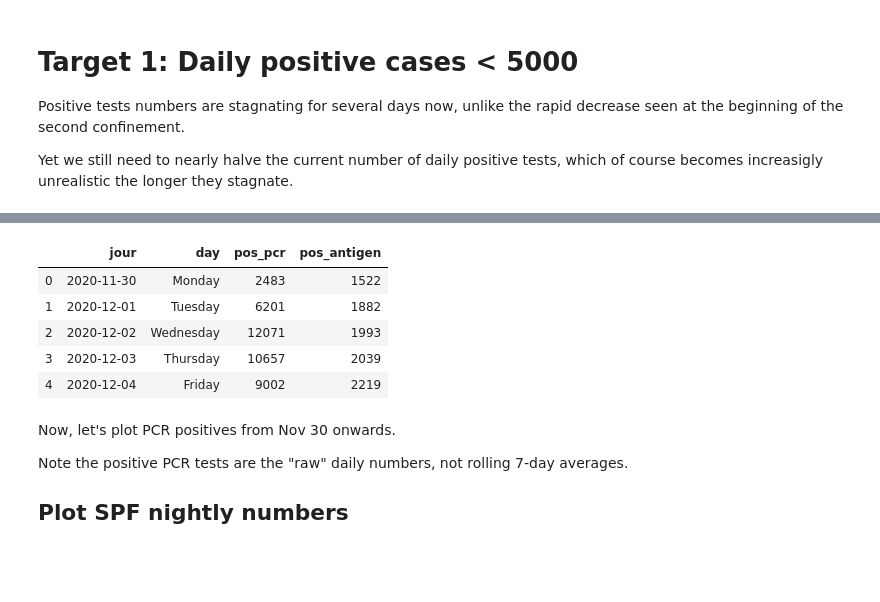
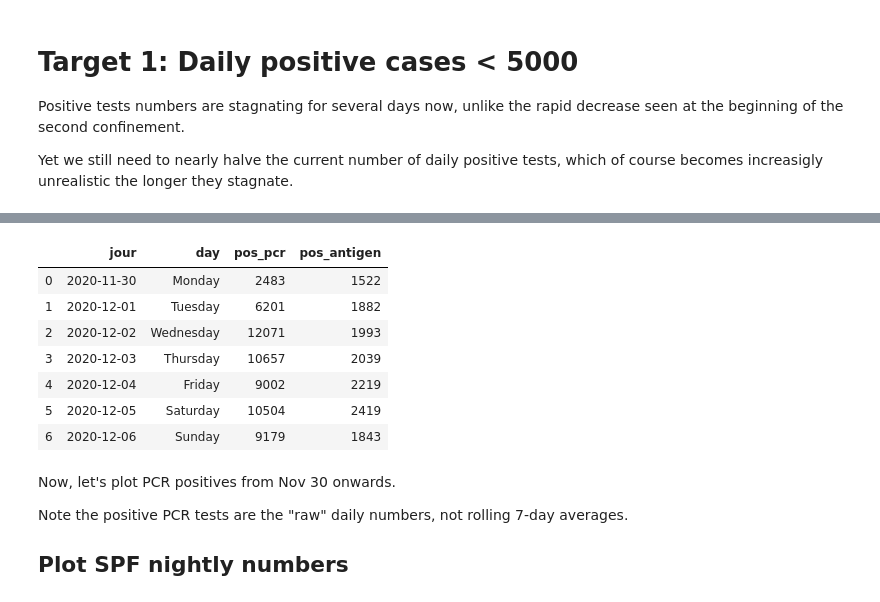
Before and after one commit to limegimlet/covid19, a Jupyter notebook: dec15_targets.ipynb, the cells around one changed output, grey strips where cells are left out. Saved outputs shown, nothing was run; the diff lists cells and outputs as text; code cells hidden in the pictures; blank space fills up the shorter version.

```diff
--- a/dec15_targets.ipynb
+++ b/dec15_targets.ipynb
@@ -338,20 +339,22 @@ Anyways, here are the numbers from these cutting-edge screenshots:
 # %%
 # manually create df of latest SPF updates
 
-dates = ['2020-11-30', '2020-12-01', '2020-12-02', '2020-12-03', '2020-12-04']
-day_week = ['Monday', 'Tuesday', 'Wednesday', 'Thursday', 'Friday']
-pcr_pos = [2483, 6201, 12071, 10657, 9002]
-antigen_pos = [1522, 1882, 1993, 2039, 2219]
+dates = ['2020-11-30', '2020-12-01', '2020-12-02', '2020-12-03', '2020-12-04', '2020-12-05', '2020-12-06']
+day_week = ['Monday', 'Tuesday', 'Wednesday', 'Thursday', 'Friday', 'Saturday', 'Sunday']
+pcr_pos = [2483, 6201, 12071, 10657, 9002, 10504, 9179]
+antigen_pos = [1522, 1882, 1993, 2039, 2219, 2419, 1843]
 
 spf_updates = pd.DataFrame({'jour': dates, 'day': day_week, 'pos_pcr': pcr_pos, 'pos_antigen': antigen_pos})
 spf_updates
 # %% [output]
 |  | jour | day | pos_pcr | pos_antigen |
 | 0 | 2020-11-30 | Monday | 2483 | 1522 |
 | 1 | 2020-12-01 | Tuesday | 6201 | 1882 |
 | 2 | 2020-12-02 | Wednesday | 12071 | 1993 |
 | 3 | 2020-12-03 | Thursday | 10657 | 2039 |
 | 4 | 2020-12-04 | Friday | 9002 | 2219 |
+| 5 | 2020-12-05 | Saturday | 10504 | 2419 |
+| 6 | 2020-12-06 | Sunday | 9179 | 1843 |
 # %% [markdown]
 Now, let's plot PCR positives from Nov 30 onwards.
 
```
Also changed, not shown: parts of 14 cells of this notebook.
